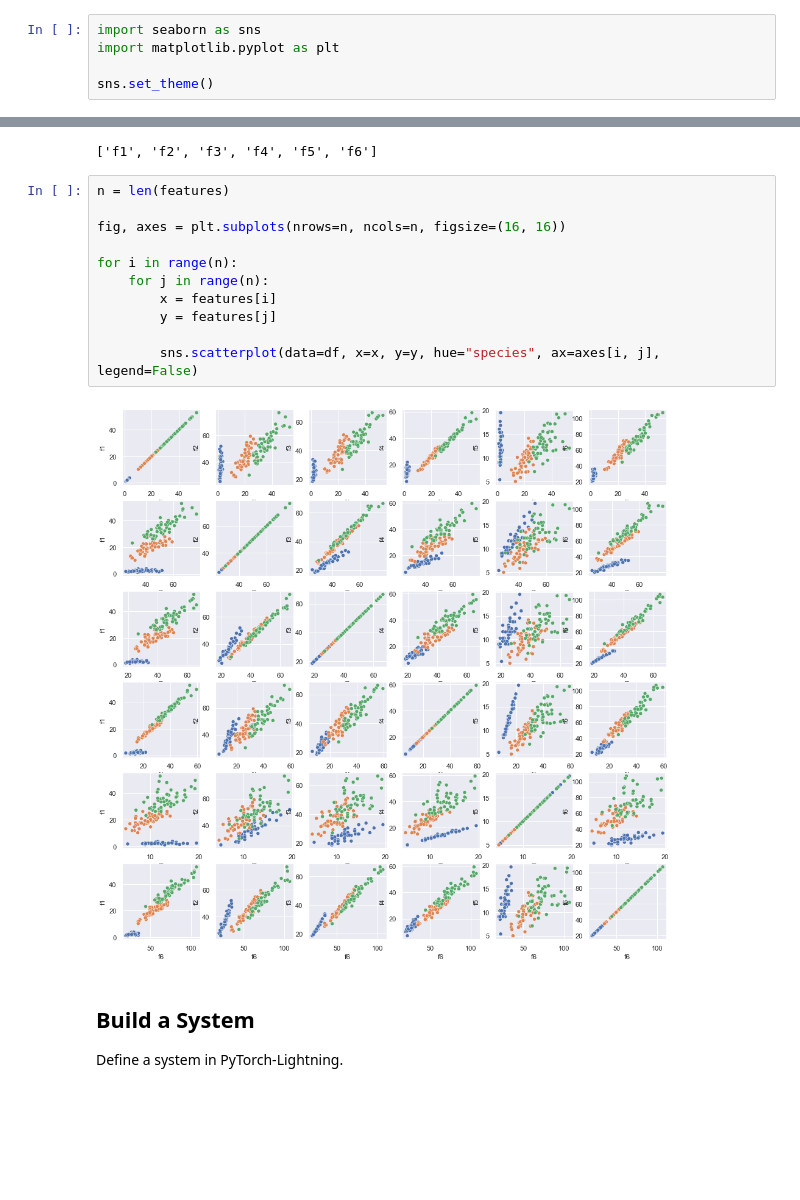
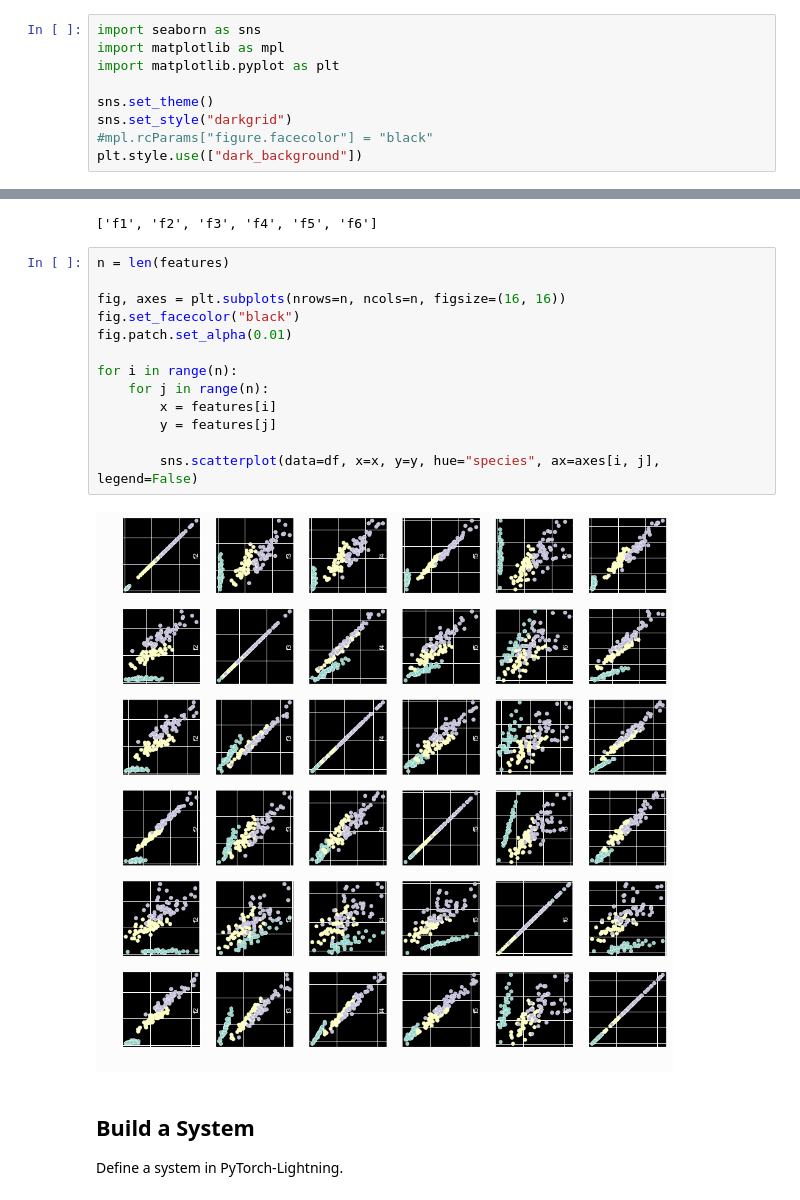
Before and after one commit to lostmygithubaccount/pl-learn, a Jupyter notebook: projects/iris/Untitled.ipynb, the cells around one changed output, grey strips where cells are left out. Drawn from its saved outputs; the diff is of its cells as text; blank space fills up the shorter version.

```diff
--- a/projects/iris/Untitled.ipynb
+++ b/projects/iris/Untitled.ipynb
@@ -76,9 +76,13 @@ kbs
 setup plotting with seaborn and matplotlib
 # %%
 import seaborn as sns
+import matplotlib as mpl
 import matplotlib.pyplot as plt
 
 sns.set_theme()
+sns.set_style("darkgrid")
+#mpl.rcParams["figure.facecolor"] = "black"
+plt.style.use(["dark_background"])
 # %% [markdown]
 let's plot ``sepal_length`` vs ``sepal_width``
 # %%
@@ -158,16 +162,18 @@ features
 # %%
 n = len(features)
 
 fig, axes = plt.subplots(nrows=n, ncols=n, figsize=(16, 16))
+fig.set_facecolor("black")
+fig.patch.set_alpha(0.01)
 
 for i in range(n):
     for j in range(n):
         x = features[i]
         y = features[j]
 
         sns.scatterplot(data=df, x=x, y=y, hue="species", ax=axes[i, j], legend=False)
 # %% [output]
-[figure, old version]
+[figure, new version]
 # %% [markdown]
 ## Build a System
 
```
Also changed, not shown: parts of 10 cells of this notebook.
